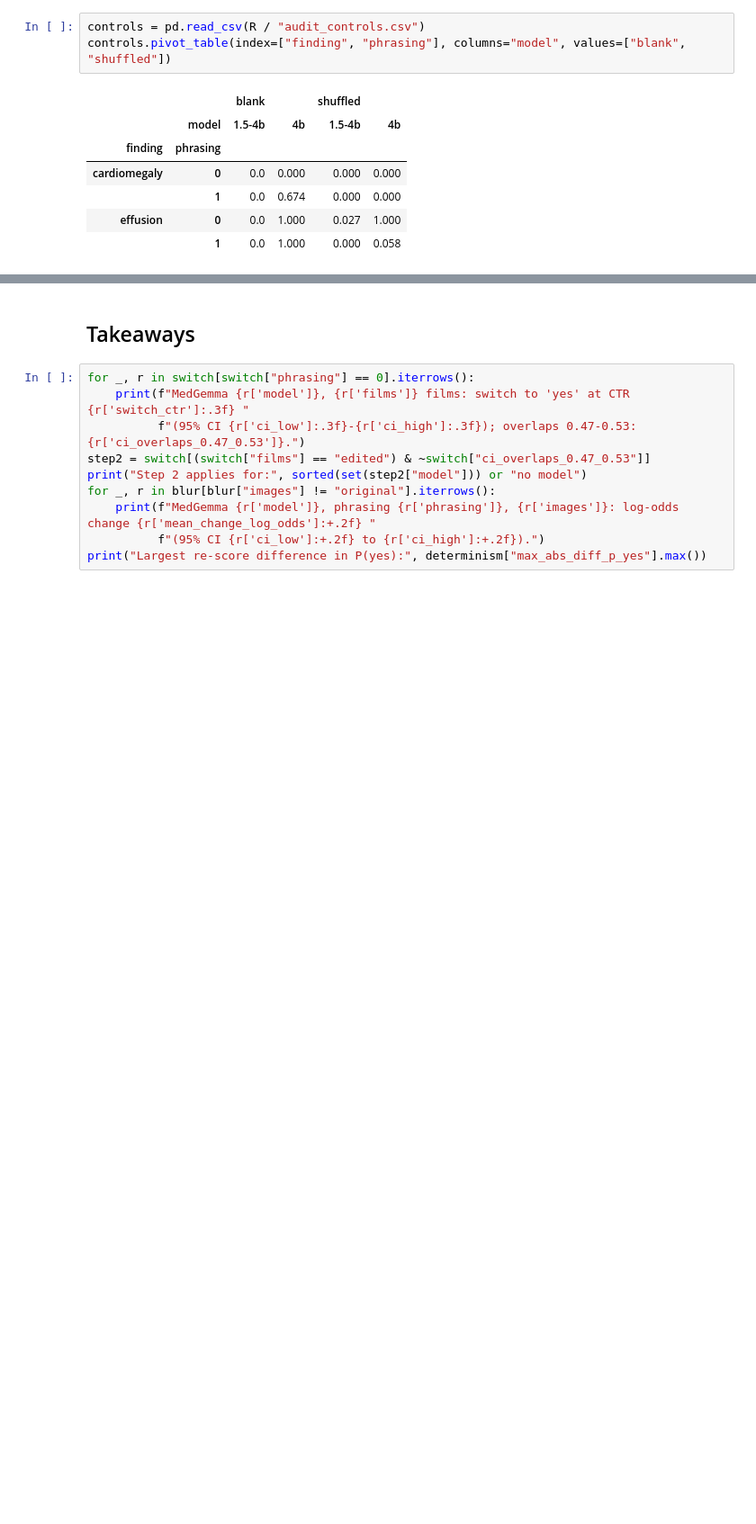
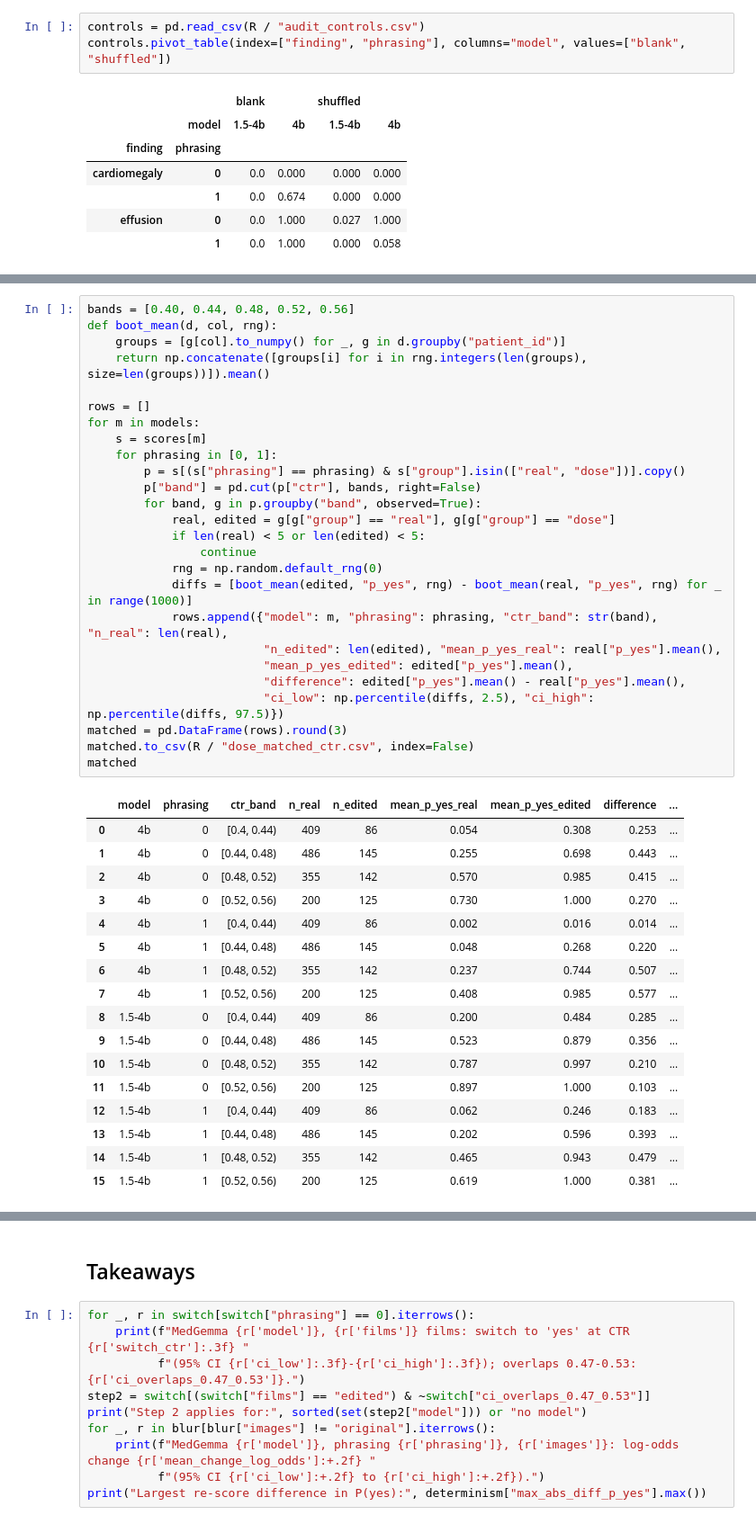
Before and after one commit to m871-akram/cxr-grounding, a Jupyter notebook: notebooks/03b_dose.ipynb, the cells around one changed output, grey strips where cells are left out. Shown at 90% size. Cells and saved outputs as stored; diff of their text form; blank space fills up the shorter version.

Commit message:
Dose-response results and analyses: matched CTR, phrasing effect, blur vs lung area

```diff
--- a/notebooks/03b_dose.ipynb
+++ b/notebooks/03b_dose.ipynb
@@ -223,0 +230,44 @@ controls.pivot_table(index=["finding", "phrasing"], columns="model", values=["bl
+# %%
+bands = [0.40, 0.44, 0.48, 0.52, 0.56]
+def boot_mean(d, col, rng):
+    groups = [g[col].to_numpy() for _, g in d.groupby("patient_id")]
+    return np.concatenate([groups[i] for i in rng.integers(len(groups), size=len(groups))]).mean()
+
+rows = []
+for m in models:
+    s = scores[m]
+    for phrasing in [0, 1]:
+        p = s[(s["phrasing"] == phrasing) & s["group"].isin(["real", "dose"])].copy()
+        p["band"] = pd.cut(p["ctr"], bands, right=False)
+        for band, g in p.groupby("band", observed=True):
+            real, edited = g[g["group"] == "real"], g[g["group"] == "dose"]
+            if len(real) < 5 or len(edited) < 5:
+                continue
+            rng = np.random.default_rng(0)
+            diffs = [boot_mean(edited, "p_yes", rng) - boot_mean(real, "p_yes", rng) for _ in range(1000)]
+            rows.append({"model": m, "phrasing": phrasing, "ctr_band": str(band), "n_real": len(real),
+                         "n_edited": len(edited), "mean_p_yes_real": real["p_yes"].mean(),
+                         "mean_p_yes_edited": edited["p_yes"].mean(),
+                         "difference": edited["p_yes"].mean() - real["p_yes"].mean(),
+                         "ci_low": np.percentile(diffs, 2.5), "ci_high": np.percentile(diffs, 97.5)})
+matched = pd.DataFrame(rows).round(3)
+matched.to_csv(R / "dose_matched_ctr.csv", index=False)
+matched
+# %% [output]
+|  | model | phrasing | ctr_band | n_real | n_edited | mean_p_yes_real | mean_p_yes_edited | difference | ... |
+| 0 | 4b | 0 | [0.4, 0.44) | 409 | 86 | 0.054 | 0.308 | 0.253 | ... |
+| 1 | 4b | 0 | [0.44, 0.48) | 486 | 145 | 0.255 | 0.698 | 0.443 | ... |
+| 2 | 4b | 0 | [0.48, 0.52) | 355 | 142 | 0.570 | 0.985 | 0.415 | ... |
+| 3 | 4b | 0 | [0.52, 0.56) | 200 | 125 | 0.730 | 1.000 | 0.270 | ... |
+| 4 | 4b | 1 | [0.4, 0.44) | 409 | 86 | 0.002 | 0.016 | 0.014 | ... |
+| 5 | 4b | 1 | [0.44, 0.48) | 486 | 145 | 0.048 | 0.268 | 0.220 | ... |
+| 6 | 4b | 1 | [0.48, 0.52) | 355 | 142 | 0.237 | 0.744 | 0.507 | ... |
+| 7 | 4b | 1 | [0.52, 0.56) | 200 | 125 | 0.408 | 0.985 | 0.577 | ... |
+| 8 | 1.5-4b | 0 | [0.4, 0.44) | 409 | 86 | 0.200 | 0.484 | 0.285 | ... |
+| 9 | 1.5-4b | 0 | [0.44, 0.48) | 486 | 145 | 0.523 | 0.879 | 0.356 | ... |
+| 10 | 1.5-4b | 0 | [0.48, 0.52) | 355 | 142 | 0.787 | 0.997 | 0.210 | ... |
+| 11 | 1.5-4b | 0 | [0.52, 0.56) | 200 | 125 | 0.897 | 1.000 | 0.103 | ... |
+| 12 | 1.5-4b | 1 | [0.4, 0.44) | 409 | 86 | 0.062 | 0.246 | 0.183 | ... |
+| 13 | 1.5-4b | 1 | [0.44, 0.48) | 486 | 145 | 0.202 | 0.596 | 0.393 | ... |
+| 14 | 1.5-4b | 1 | [0.48, 0.52) | 355 | 142 | 0.465 | 0.943 | 0.479 | ... |
+| 15 | 1.5-4b | 1 | [0.52, 0.56) | 200 | 125 | 0.619 | 1.000 | 0.381 | ... |
```
Also changed, not shown: parts of 5 cells of this notebook, 4 other files.
